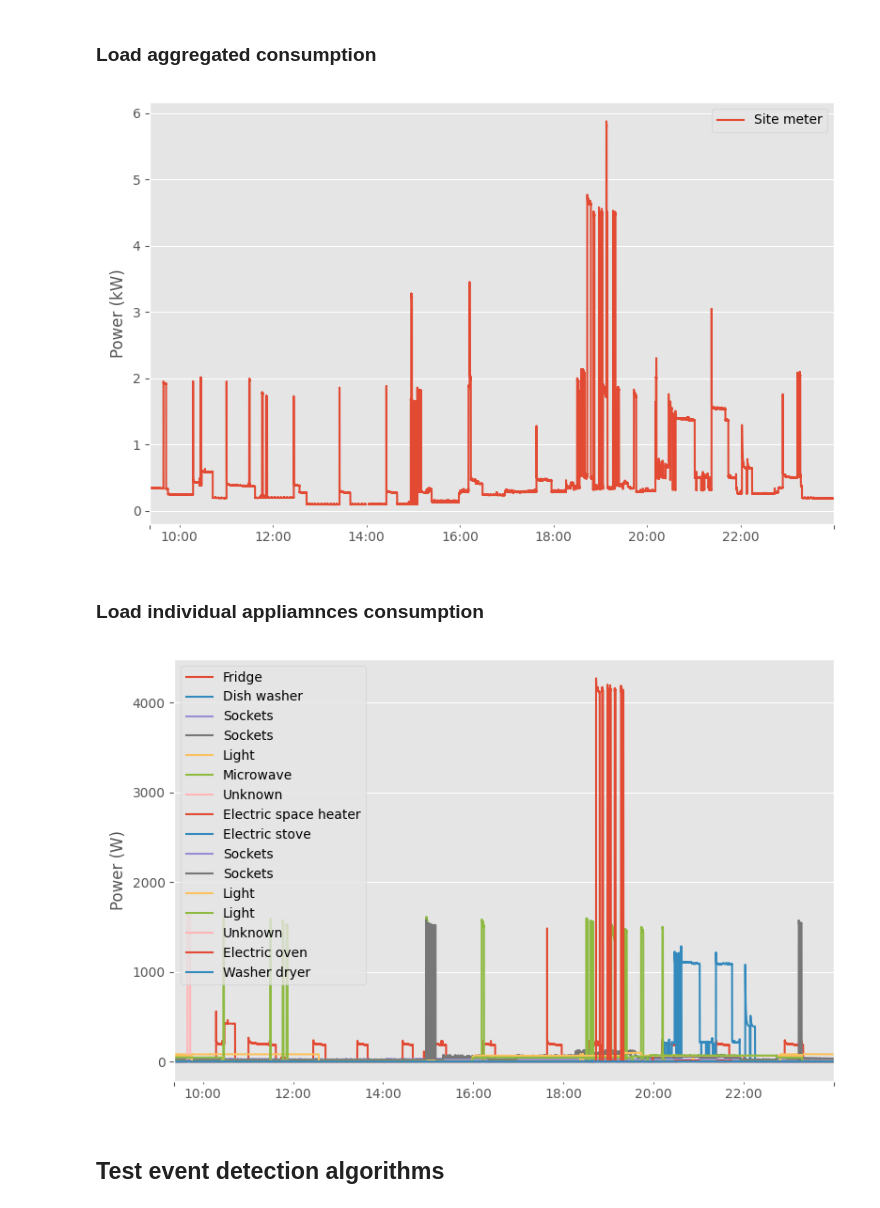
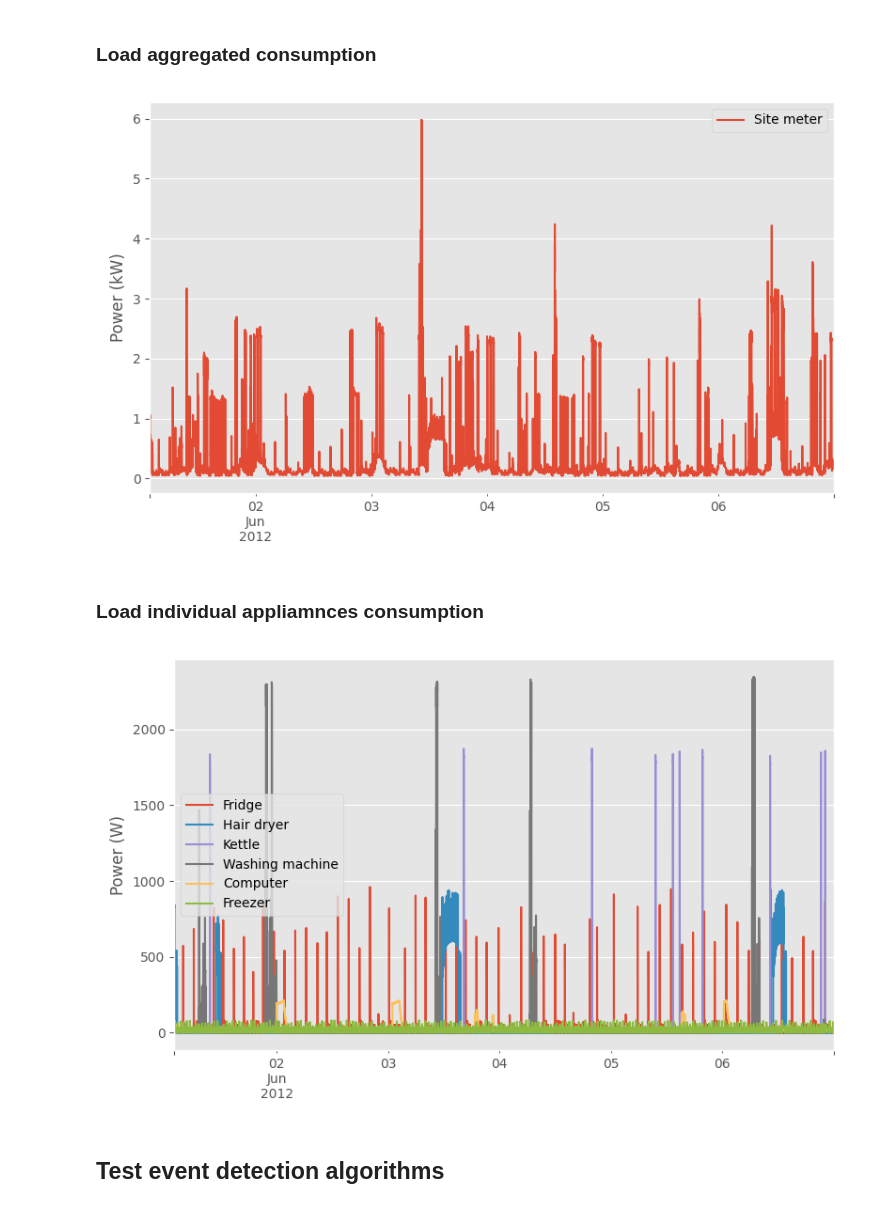
Before and after one commit to ejpalacios/event-detection-premises, a Jupyter notebook: notebooks/event_algorithms.ipynb, the cells around one changed output. Drawn from its saved outputs; the diff is of its cells as text; code cells hidden in the pictures.

```diff
--- a/notebooks/event_algorithms.ipynb
+++ b/notebooks/event_algorithms.ipynb
@@ -16,5 +16,5 @@ plt.style.use('ggplot')
 plt.rcParams['figure.figsize'] = (8,5)
 # %%
 data_path = Path().home().joinpath('Documents', 'DataSets')
-dataset_name = "REDD"
+dataset_name = "ECO"
 # %% [markdown]
@@ -25,7 +25,7 @@ data = DataSet(data_path.joinpath(dataset_name, f"{dataset_name.lower()}.h5"))
 ### Select period and house
 # %%
 house_n = 1
-data.set_window("2011-04-18 00:00", "2011-04-19 00:00")
+data.set_window("2012-06-01 00:00", "2012-06-07 00:00")
 house = data.buildings[house_n].elec
 mains = house.mains()
 submeters = house.submeters()
@@ -39,10 +38,10 @@ for section in mains_gen:
     mains_df = pd.concat([mains_df, section])
 # %%
 fig = plt.figure()
-mains.plot(unit='kW', physical_quantity='power', ac_type='apparent', sample_period=1, kind="sum")
+mains.plot(unit='kW', physical_quantity='power', ac_type='active', sample_period=1, kind="sum")
 plt.tight_layout()
 # %% [output]
-[figure, old version]
+[figure, new version]
 # %% [markdown]
 ### Load individual appliamnces consumption
 # %%
@@ -56,9 +55,9 @@ for submeter in submeters.meters:
     apps.append((main_type, [app_df]))
 # %%
 fig = plt.figure()
-submeters.plot(physical_quantity='power', ac_type='active', sample_period=3)
+submeters.plot(physical_quantity='power', ac_type='active', sample_period=1)
 plt.tight_layout()
 # %% [output]
-[figure, old version]
+[figure, new version]
 # %% [markdown]
 ## Test event detection algorithms
```
Also changed, not shown: parts of 23 cells of this notebook, 8 other files.
